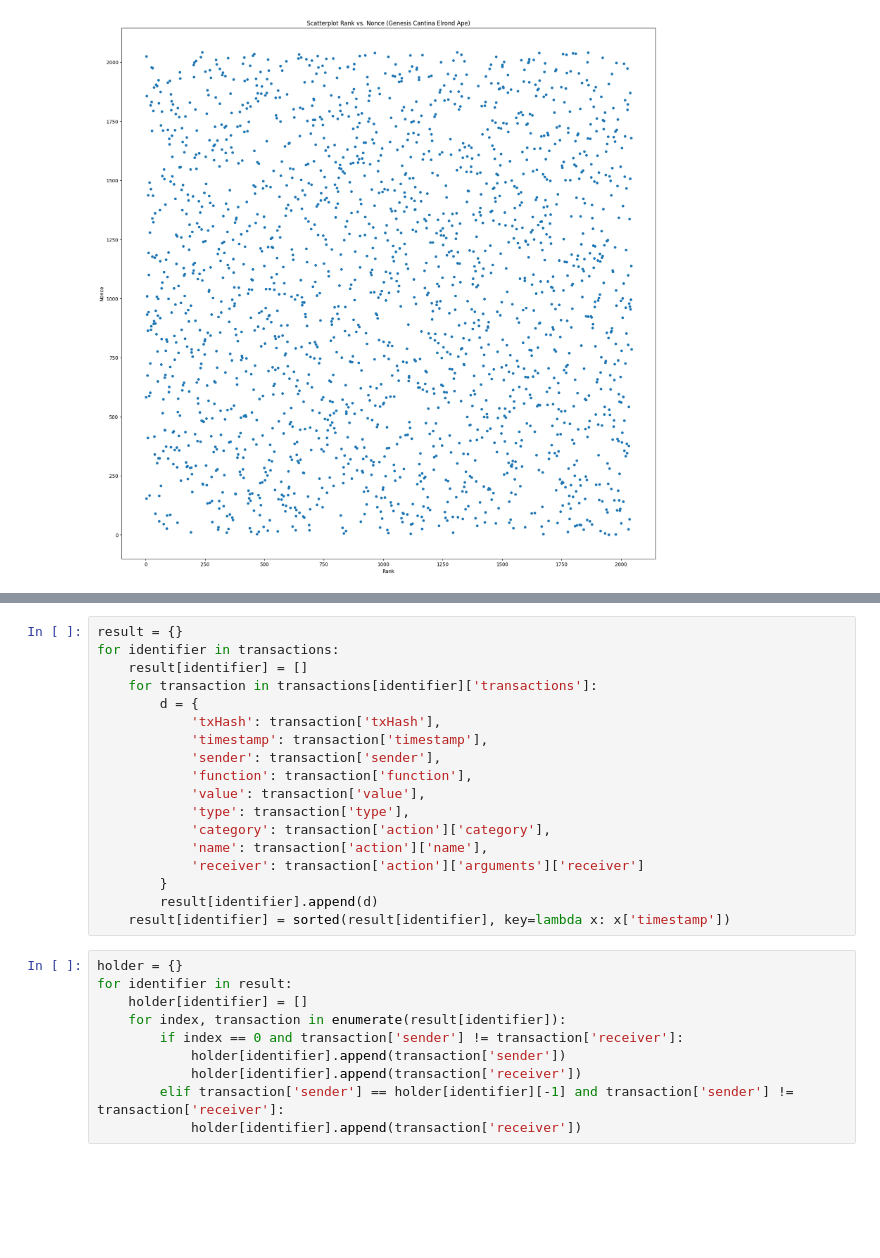
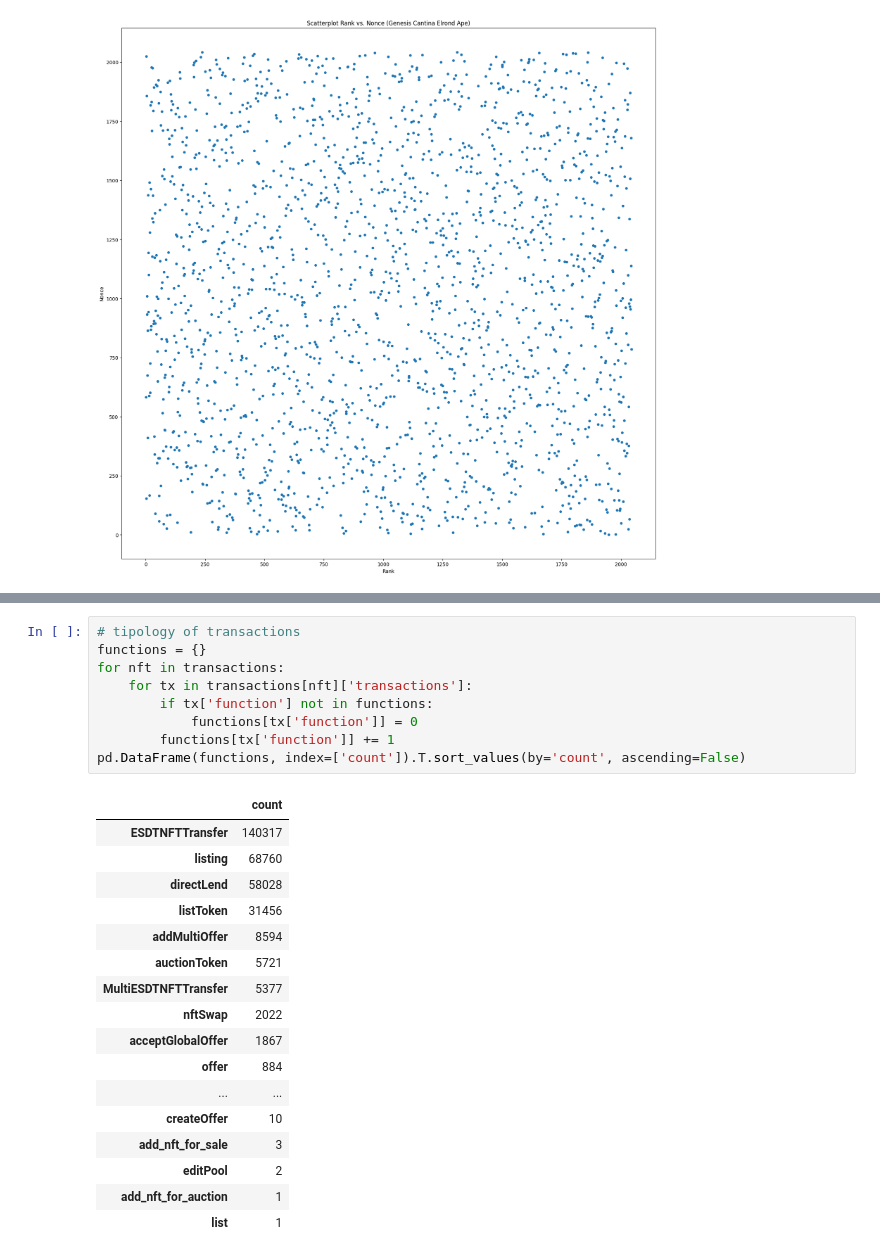
Before and after one commit to VincenzoImp/Cantina-Royale, a Jupyter notebook: NFT data/05_analysis.ipynb, the cells around one changed output, grey strips where cells are left out. Drawn from its saved outputs; the diff is of its cells as text; blank space fills up the shorter version.

```diff
--- a/NFT data/05_analysis.ipynb
+++ b/NFT data/05_analysis.ipynb
@@ -207,28 +207,27 @@ keys
-# %%
-result = {}
-for identifier in transactions:
-    result[identifier] = []
-    for transaction in transactions[identifier]['transactions']:
-        d = {
-            'txHash': transaction['txHash'],
-            'timestamp': transaction['timestamp'],
-            'sender': transaction['sender'],
-            'function': transaction['function'],
-            'value': transaction['value'],
-            'type': transaction['type'],
-            'category': transaction['action']['category'],
-            'name': transaction['action']['name'],
-            'receiver': transaction['action']['arguments']['receiver']
-        }
-        result[identifier].append(d)
-    result[identifier] = sorted(result[identifier], key=lambda x: x['timestamp'])
-# %%
-holder = {}
-for identifier in result:
-    holder[identifier] = []
-    for index, transaction in enumerate(result[identifier]):
-        if index == 0 and transaction['sender'] != transaction['receiver']:
-            holder[identifier].append(transaction['sender'])
-            holder[identifier].append(transaction['receiver'])
-        elif transaction['sender'] == holder[identifier][-1] and transaction['sender'] != transaction['receiver']:
-            holder[identifier].append(transaction['receiver'])
+# %%
+# tipology of transactions
+functions = {}
+for nft in transactions:
+    for tx in transactions[nft]['transactions']:
+        if tx['function'] not in functions:
+            functions[tx['function']] = 0
+        functions[tx['function']] += 1
+pd.DataFrame(functions, index=['count']).T.sort_values(by='count', ascending=False)
+# %% [output]
+|  | count |
+| ESDTNFTTransfer | 140317 |
+| listing | 68760 |
+| directLend | 58028 |
+| listToken | 31456 |
+| addMultiOffer | 8594 |
+| auctionToken | 5721 |
+| MultiESDTNFTTransfer | 5377 |
+| nftSwap | 2022 |
+| acceptGlobalOffer | 1867 |
+| offer | 884 |
+| ... | ... |
+| createOffer | 10 |
+| add_nft_for_sale | 3 |
+| editPool | 2 |
+| add_nft_for_auction | 1 |
+| list | 1 |
```
Also changed, not shown: parts of 7 cells of this notebook, 2 other files.
